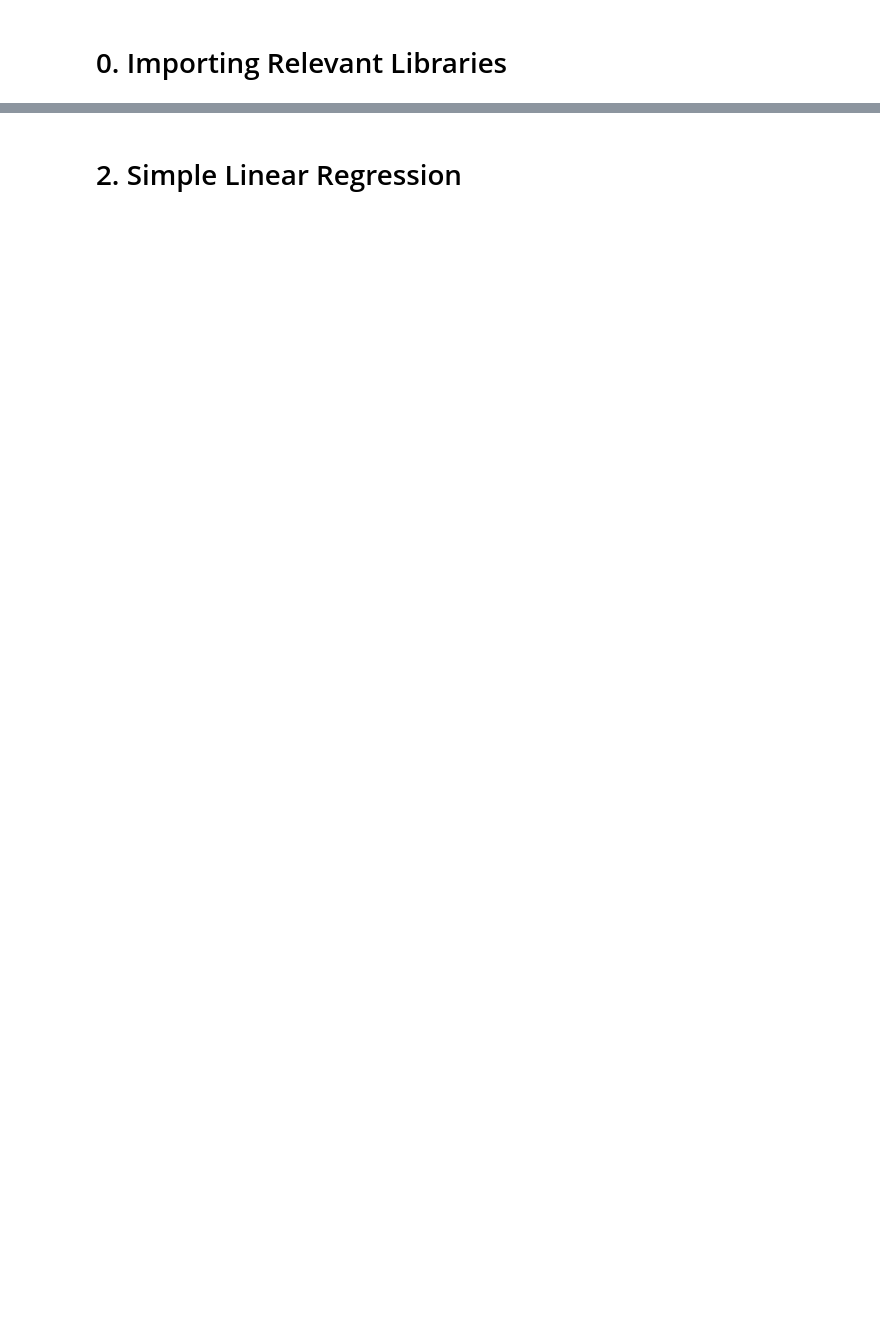
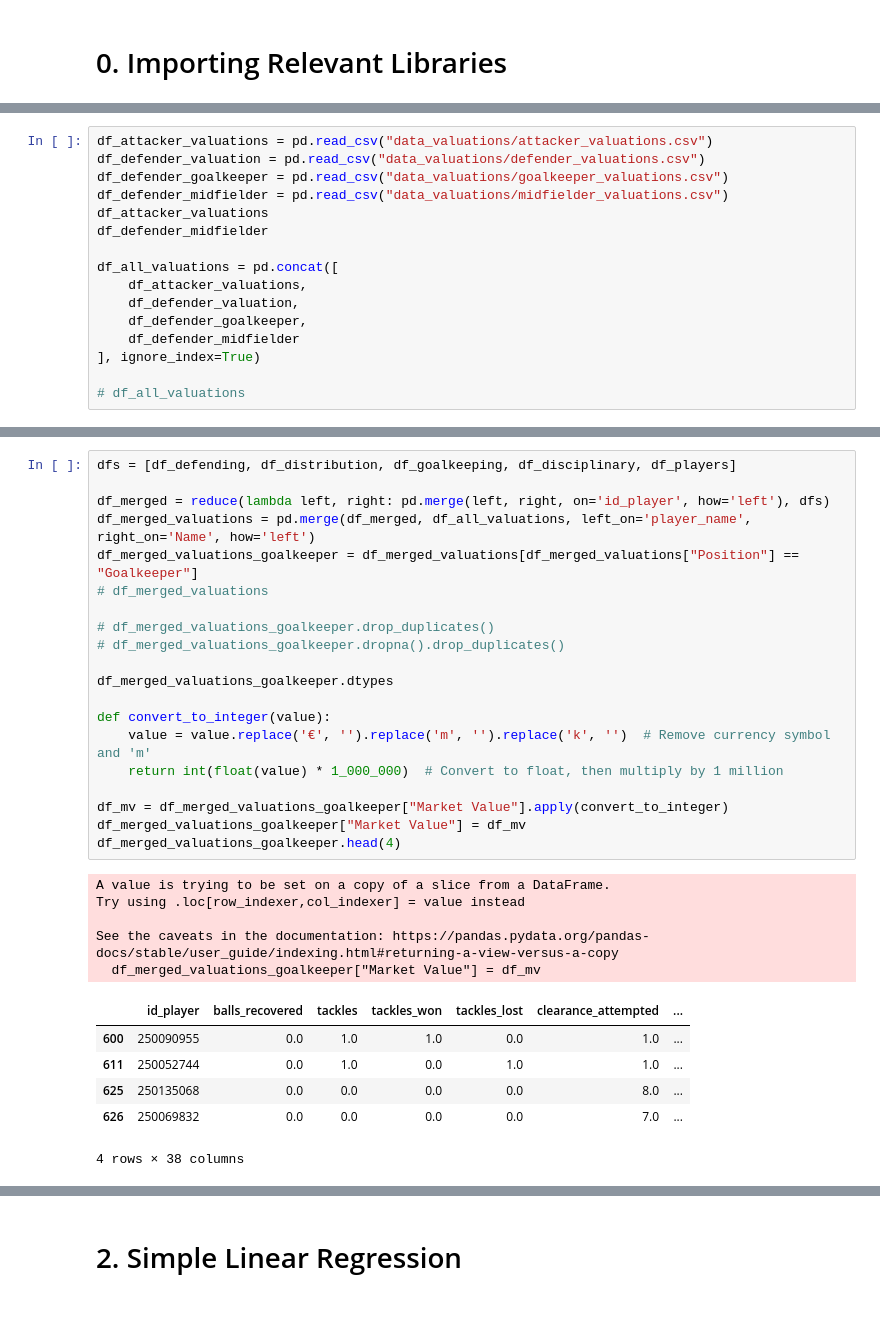
Before and after one commit to Wukelalks/Player-Performance-Model, a Jupyter notebook: Stefano_test/main.ipynb, the cells around one changed output, grey strips where cells are left out. Drawn from its saved outputs; the diff is of its cells as text; blank space fills up the shorter version.

```diff
--- a/Stefano_test/main.ipynb
+++ b/Stefano_test/main.ipynb
@@ -37 +59,17 @@ df_teams = pd.read_csv("data/teams_data.csv")
+# %%
+df_attacker_valuations = pd.read_csv("data_valuations/attacker_valuations.csv")
+df_defender_valuation = pd.read_csv("data_valuations/defender_valuations.csv")
+df_defender_goalkeeper = pd.read_csv("data_valuations/goalkeeper_valuations.csv")
+df_defender_midfielder = pd.read_csv("data_valuations/midfielder_valuations.csv")
+df_attacker_valuations
+df_defender_midfielder
+
+df_all_valuations = pd.concat([
+    df_attacker_valuations,
+    df_defender_valuation,
+    df_defender_goalkeeper,
+    df_defender_midfielder
+], ignore_index=True)
+
+# df_all_valuations
 # %%
@@ -55,0 +81,32 @@ df_merged.dropna()
+# %%
+dfs = [df_defending, df_distribution, df_goalkeeping, df_disciplinary, df_players]
+
+df_merged = reduce(lambda left, right: pd.merge(left, right, on='id_player', how='left'), dfs)
+df_merged_valuations = pd.merge(df_merged, df_all_valuations, left_on='player_name', right_on='Name', how='left')
+df_merged_valuations_goalkeeper = df_merged_valuations[df_merged_valuations["Position"] == "Goalkeeper"]
+# df_merged_valuations
+
+# df_merged_valuations_goalkeeper.drop_duplicates()
+# df_merged_valuations_goalkeeper.dropna().drop_duplicates()
+
+df_merged_valuations_goalkeeper.dtypes
+
+def convert_to_integer(value):
+    value = value.replace('€', '').replace('m', '').replace('k', '')  # Remove currency symbol and 'm'
+    return int(float(value) * 1_000_000)  # Convert to float, then multiply by 1 million
+
+df_mv = df_merged_valuations_goalkeeper["Market Value"].apply(convert_to_integer)
+df_merged_valuations_goalkeeper["Market Value"] = df_mv
+df_merged_valuations_goalkeeper.head(4)
+# %% [output]
+A value is trying to be set on a copy of a slice from a DataFrame.
+Try using .loc[row_indexer,col_indexer] = value instead
+
+See the caveats in the documentation: https://pandas.pydata.org/pandas-docs/stable/user_guide/indexing.html#returning-a-view-versus-a-copy
+  df_merged_valuations_goalkeeper["Market Value"] = df_mv
+|  | id_player | balls_recovered | tackles | tackles_won | tackles_lost | clearance_attempted | ... |
+| 600 | 250090955 | 0.0 | 1.0 | 1.0 | 0.0 | 1.0 | ... |
+| 611 | 250052744 | 0.0 | 1.0 | 0.0 | 1.0 | 1.0 | ... |
+| 625 | 250135068 | 0.0 | 0.0 | 0.0 | 0.0 | 8.0 | ... |
+| 626 | 250069832 | 0.0 | 0.0 | 0.0 | 0.0 | 7.0 | ... |
+4 rows × 38 columns
```
Also changed, not shown: parts of 15 cells of this notebook, 6 other files.
